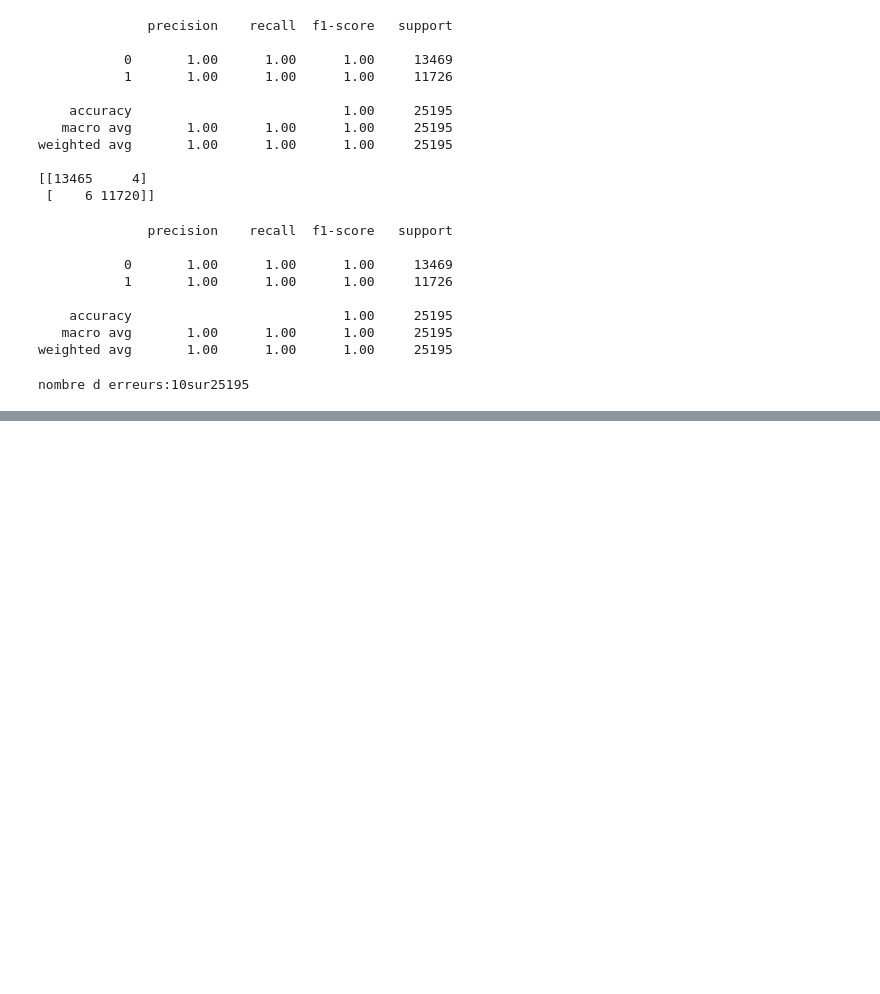
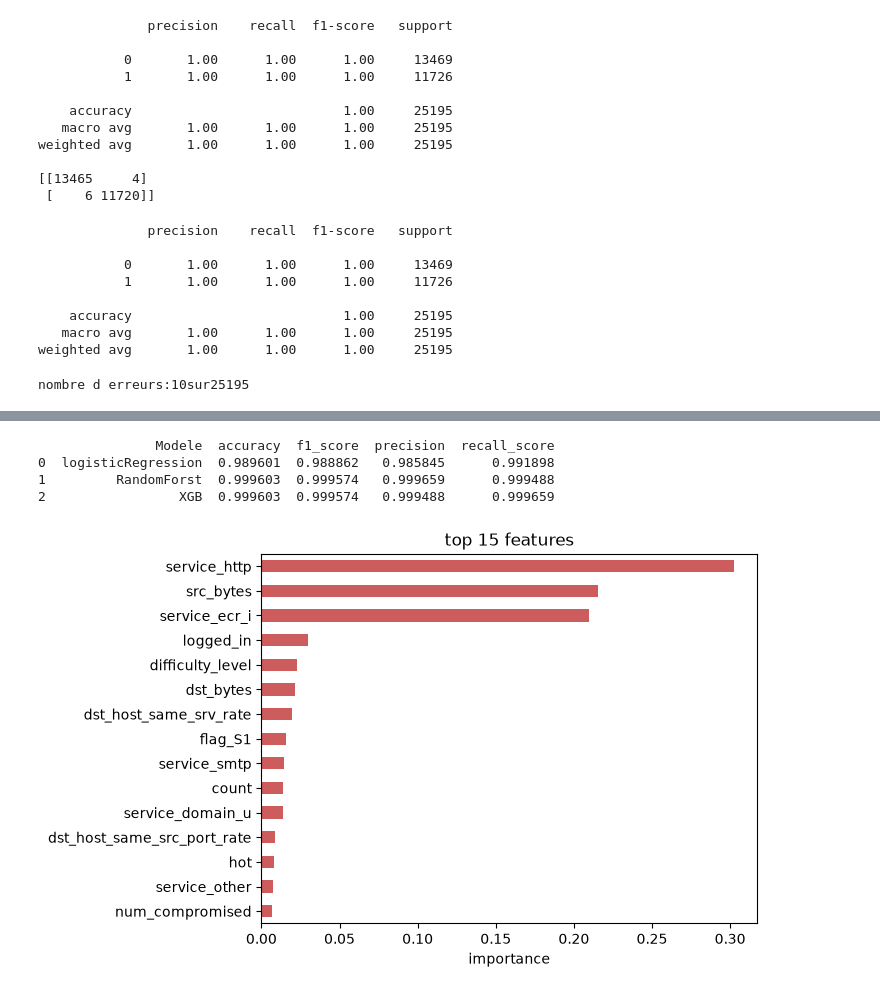
Before and after one commit to melissa221-cloud/network-anomaly-detection, a Jupyter notebook: 01_exploration.ipynb, the cells around one changed output, grey strips where cells are left out. Saved outputs shown, nothing was run; the diff lists cells and outputs as text; code cells hidden in the pictures; blank space fills up the shorter version.

```diff
--- a/01_exploration.ipynb
+++ b/01_exploration.ipynb
@@ -261,0 +282,38 @@ nombre d erreurs:10sur25195
+# %%
+from sklearn.metrics import accuracy_score , f1_score , precision_score, recall_score
+results = pd.DataFrame({
+    'Modele':['logisticRegression', 'RandomForst', 'XGB'],
+    'accuracy':[accuracy_score(y_test,y_pred),
+                accuracy_score(y_test,y_pred_rf),
+                accuracy_score(y_test,y_pred_xgb)],
+    'f1_score':[f1_score(y_test,y_pred),
+                f1_score(y_test,y_pred_rf),
+                f1_score(y_test,y_pred_xgb)],
+    'precision':[precision_score(y_test,y_pred),
+                 precision_score(y_test,y_pred_rf),
+                 precision_score(y_test,y_pred_xgb)],
+    'recall_score':[recall_score(y_test,y_pred),
+                    recall_score(y_test,y_pred_rf),
+                    recall_score(y_test,y_pred_xgb)]
+        })
+print(results)
+# %% [output]
+               Modele  accuracy  f1_score  precision  recall_score
+0  logisticRegression  0.989601  0.988862   0.985845      0.991898
+1         RandomForst  0.999603  0.999574   0.999659      0.999488
+2                 XGB  0.999603  0.999574   0.999488      0.999659
+# %%
+import pandas as pd
+import matplotlib.pyplot as plt
+feature_importance = pd.Series( xgb_model.feature_importances_,index=X_train.columns).sort_values(ascending=False)
+feature_importance.head(15)
+feature_importance.head(15).plot(
+    kind ='barh',
+    color='indianred'
+)
+plt.title('top 15 features')
+plt.xlabel('importance')
+plt.gca().invert_yaxis()
+plt.show()
+# %% [output]
+[figure, added]
```
Also changed, not shown: parts of 1 cell of this notebook.
